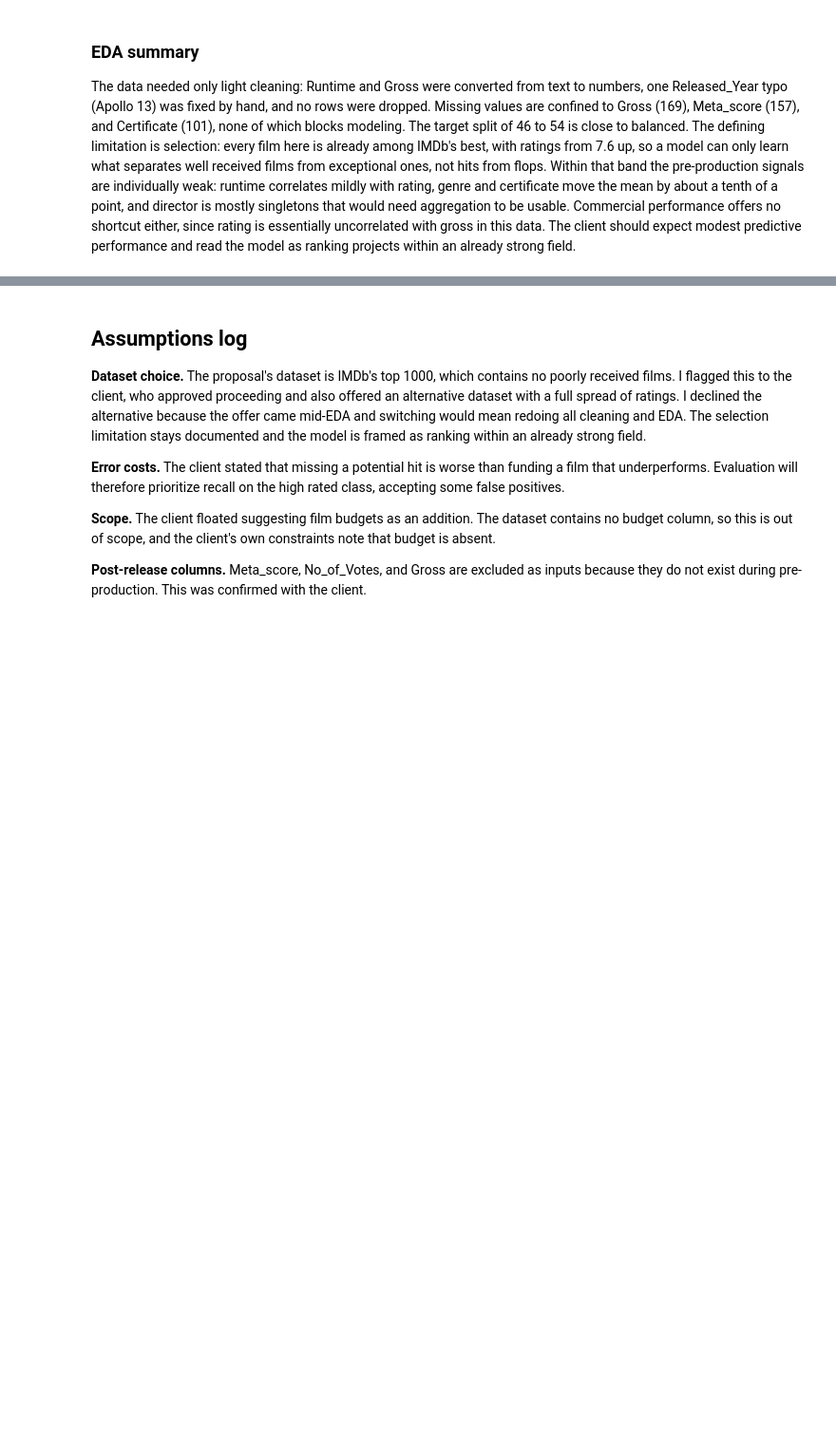
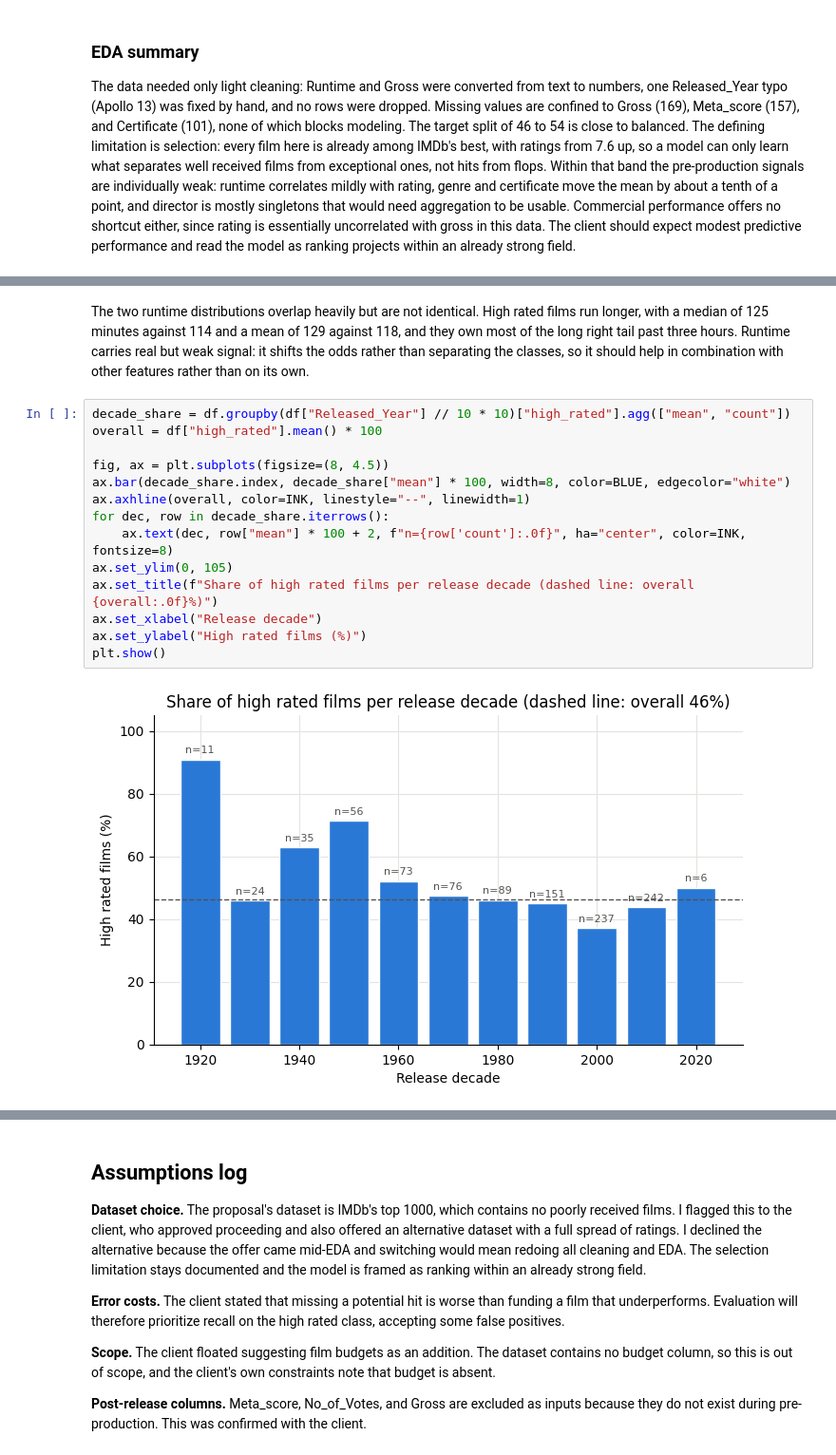
Before and after one commit to ekam-n/iat461-final-project, a Jupyter notebook: notebook.ipynb, the cells around one changed output, grey strips where cells are left out. Shown at 95% size. Cells and saved outputs as stored; diff of their text form; blank space fills up the shorter version.

```diff
--- a/notebook.ipynb
+++ b/notebook.ipynb
@@ -288,0 +309,18 @@ The data needed only light cleaning: Runtime and Gross were converted from text
+# %% [markdown]
+The two runtime distributions overlap heavily but are not identical. High rated films run longer, with a median of 125 minutes against 114 and a mean of 129 against 118, and they own most of the long right tail past three hours. Runtime carries real but weak signal: it shifts the odds rather than separating the classes, so it should help in combination with other features rather than on its own.
+# %%
+decade_share = df.groupby(df["Released_Year"] // 10 * 10)["high_rated"].agg(["mean", "count"])
+overall = df["high_rated"].mean() * 100
+
+fig, ax = plt.subplots(figsize=(8, 4.5))
+ax.bar(decade_share.index, decade_share["mean"] * 100, width=8, color=BLUE, edgecolor="white")
+ax.axhline(overall, color=INK, linestyle="--", linewidth=1)
+for dec, row in decade_share.iterrows():
+    ax.text(dec, row["mean"] * 100 + 2, f"n={row['count']:.0f}", ha="center", color=INK, fontsize=8)
+ax.set_ylim(0, 105)
+ax.set_title(f"Share of high rated films per release decade (dashed line: overall {overall:.0f}%)")
+ax.set_xlabel("Release decade")
+ax.set_ylabel("High rated films (%)")
+plt.show()
+# %% [output]
+[figure, added]
```
Also changed, not shown: parts of 6 cells of this notebook.
